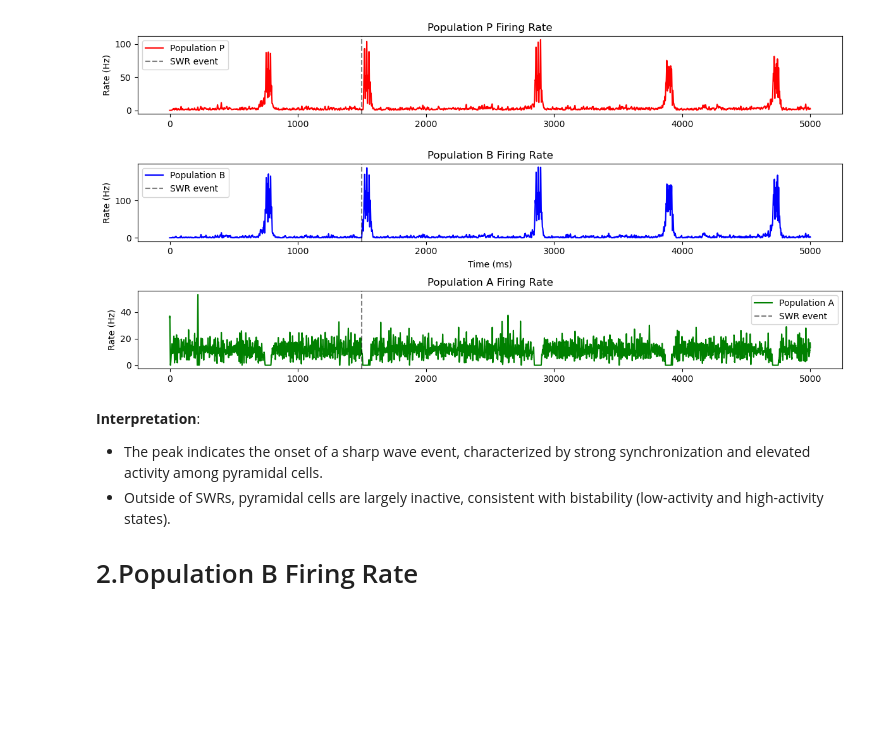
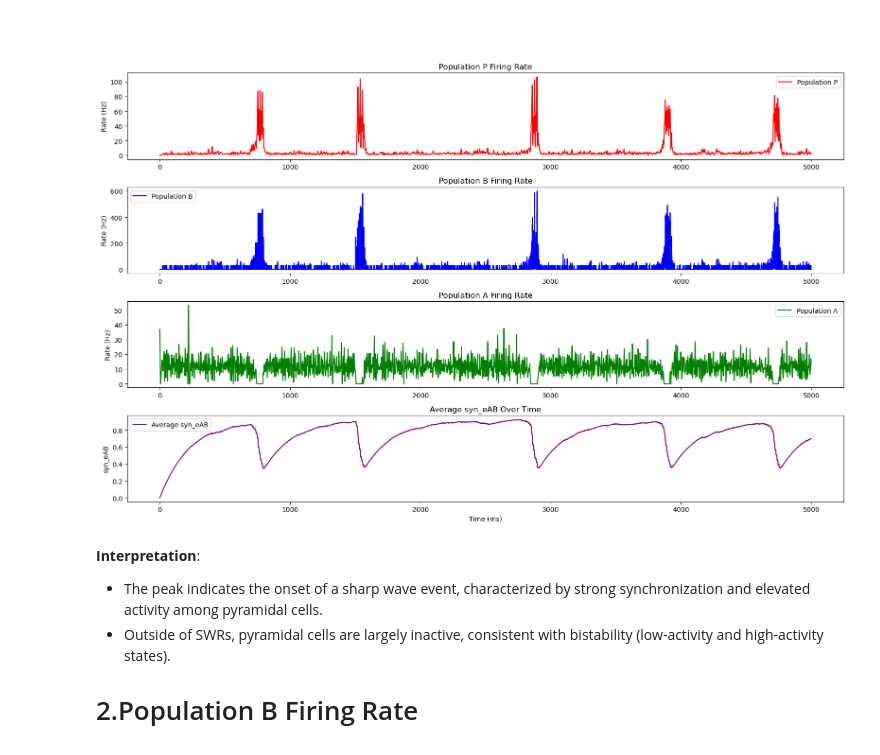
Before and after one commit to SHK-89/MNS_FinalProject, a Jupyter notebook: SWR_project.ipynb, the cells around one changed output. Saved outputs shown, nothing was run; the diff lists cells and outputs as text; code cells hidden in the pictures; blank space fills up the shorter version.

```diff
--- a/SWR_project.ipynb
+++ b/SWR_project.ipynb
@@ -8,4 +204,5 @@ from scipy.signal import butter, filtfilt
 # %%
+### CODE FOR SPONTANEUOS ACTIVITY ###
 
 np.random.seed(377)
 
@@ -35,7 +232,7 @@ tau_D = 250 * ms
 eta_D = 0.18
 e_AB = 0.5
 
-# synapric conductance increases and connection probabilities
+# synaptic conductance increases and connection probabilities
 g_PP = 0.2 * nS
 p_PP = 0.01
 
@@ -143,7 +340,7 @@ group_P.v = V_rest
 group_B.v = V_rest
 group_A.v = V_rest + (V_th - V_rest) * np.random.rand(N_A)
 
-# Initialize synaptic conductances with small random values
+# Initialize synaptic conductance with small random values
 group_P.g_P = 0.01 * nS * np.random.rand(N_P)
 group_A.g_A = 0.01 * nS * np.random.rand(N_A)
 group_B.g_B = 0.01 * nS * np.random.rand(N_B)
@@ -156,7 +353,7 @@ pop_rate_B = PopulationRateMonitor(group_B)
 current_monitor = StateMonitor(group_P, 'I_syn_B', record=True)
 
 statemon = StateMonitor(group_B, 'I_ext', record=True)
-#eventmon = EventMonitor(group_B, ('pulse_on', 'I_i'), record=True)
+eAB_monitor = StateMonitor(synapse_AB, 'e_AB', record=True)
 network = Network(collect())
 
 # Run the simulation
@@ -164,44 +363,45 @@ network.run(sim_length * ms)
+# %% [markdown]
+##
 # %%
-#Similar to the fig:2 from paper
-# Plot population rates
-plt.figure(figsize=(12, 6))
+plt.figure(figsize=(16, 10))
 
-# Population P
-plt.subplot(3, 1, 1)
-plt.plot(pop_rate_P.t / ms, pop_rate_P.smooth_rate(window="gaussian", width=2 * ms) / Hz, label='Population P',
-         color="red")
+# Population P Firing Rate
+plt.subplot(4, 1, 1)
+plt.plot(pop_rate_P.t / ms, pop_rate_P.smooth_rate(window="gaussian", width=2 * ms) / Hz,
+         label='Population P', color="red")
 plt.ylabel('Rate (Hz)')
 plt.title('Population P Firing Rate')
-plt.axvline(x=current_monitor.t[15000] / ms, color='black', linestyle='--', alpha=0.5,
-            label='SWR event')  # Mark SWR events
 plt.legend()
 
-# Population B
-plt.subplot(3, 1, 2)
-plt.plot(pop_rate_B.t / ms, pop_rate_B.smooth_rate(window="gaussian", width=2 * ms) / Hz, label='Population B',
-         color='blue')
-plt.xlabel('Time (ms)')
+# Population B Firing Rate
+plt.subplot(4, 1, 2)
+plt.plot(pop_rate_B.t / ms, pop_rate_B.smooth_rate(window="gaussian", width=0.1 * ms) / Hz,
+         label='Population B', color='blue')
 plt.ylabel('Rate (Hz)')
 plt.title('Population B Firing Rate')
-plt.axvline(x=current_monitor.t[15000] / ms, color='black', linestyle='--', alpha=0.5,
-            label='SWR event')  # Mark SWR events
 plt.legend()
 
-# Population A
-plt.subplot(3, 1, 3)
-plt.plot(pop_rate_A.t / ms, pop_rate_A.smooth_rate(window="gaussian", width=2 * ms) / Hz, label='Population A',
-         color='green')
+# Population A Firing Rate
+plt.subplot(4, 1, 3)
+plt.plot(pop_rate_A.t / ms, pop_rate_A.smooth_rate(window="gaussian", width=2 * ms) / Hz,
+         label='Population A', color='green')
 plt.ylabel('Rate (Hz)')
-
 plt.title('Population A Firing Rate')
-plt.axvline(x=current_monitor.t[15000] / ms, color='black', linestyle='--', alpha=0.5,
-            label='SWR event')  # Mark SWR events
-plt.tight_layout()
 plt.legend(loc='upper right')
 
+# syn_eAB Plot: Average synaptic depression variable over time
+plt.subplot(4, 1, 4)
+average_syn_eAB = np.mean(eAB_monitor.e_AB, axis=0)
+plt.plot(eAB_monitor.t / ms, average_syn_eAB, label='Average syn_eAB', color='purple')
+plt.xlabel('Time (ms)')
+plt.ylabel('syn_eAB')
+plt.title('Average syn_eAB Over Time')
+plt.legend()
+
+plt.tight_layout()
 plt.show()
 # %% [output]
-[figure, old version]
+[figure, new version]
 # %% [markdown]
 **Interpretation**:
 
```
Also changed, not shown: parts of 19 cells of this notebook.
